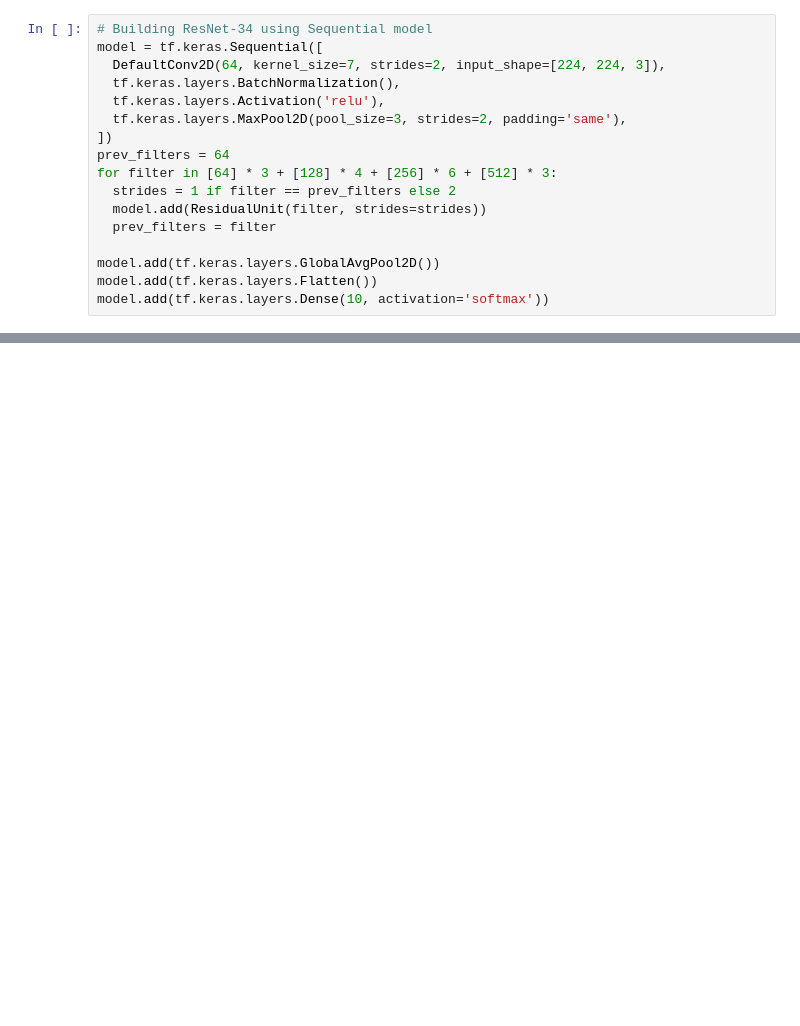
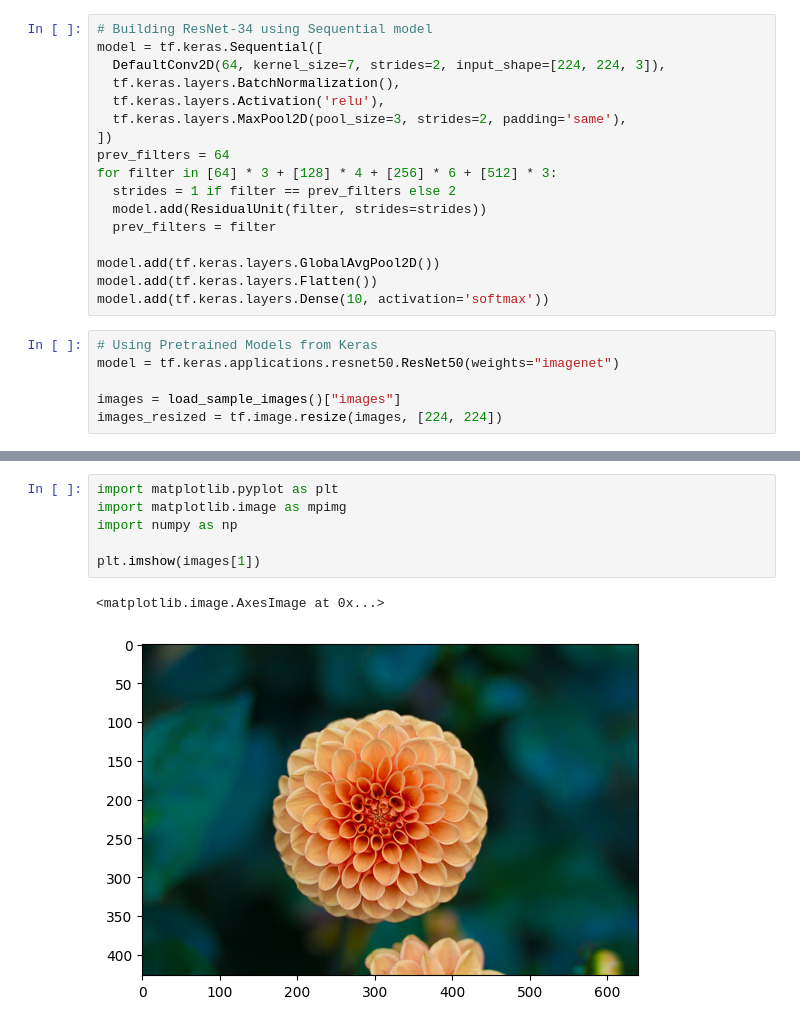
Before and after one commit to mehannioui/Conv2D, a Jupyter notebook: chap_14.ipynb, the cells around one changed output, grey strips where cells are left out. Saved outputs shown, nothing was run; the diff lists cells and outputs as text; blank space fills up the shorter version.

```diff
--- a/chap_14.ipynb
+++ b/chap_14.ipynb
@@ -129,3 +129,9 @@ for filter in [64] * 3 + [128] * 4 + [256] * 6 + [512] * 3:
 model.add(tf.keras.layers.GlobalAvgPool2D())
 model.add(tf.keras.layers.Flatten())
 model.add(tf.keras.layers.Dense(10, activation='softmax'))
+# %%
+# Using Pretrained Models from Keras
+model = tf.keras.applications.resnet50.ResNet50(weights="imagenet")
+
+images = load_sample_images()["images"]
+images_resized = tf.image.resize(images, [224, 224])
@@ -131,0 +141,9 @@ model.add(tf.keras.layers.Dense(10, activation='softmax'))
+# %%
+import matplotlib.pyplot as plt
+import matplotlib.image as mpimg
+import numpy as np
+
+plt.imshow(images[1])
+# %% [output]
+<matplotlib.image.AxesImage at 0x...>
+[figure, added]
```
Also changed, not shown: parts of 2 cells of this notebook, 1 other file.
